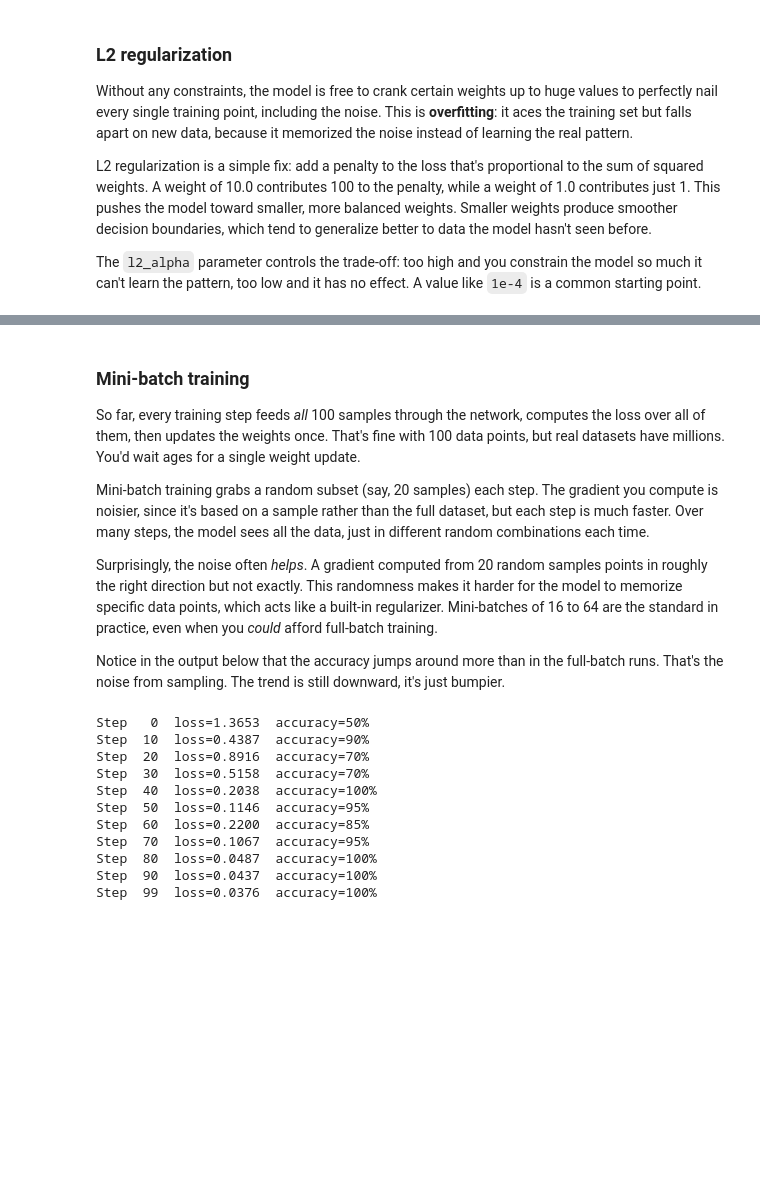
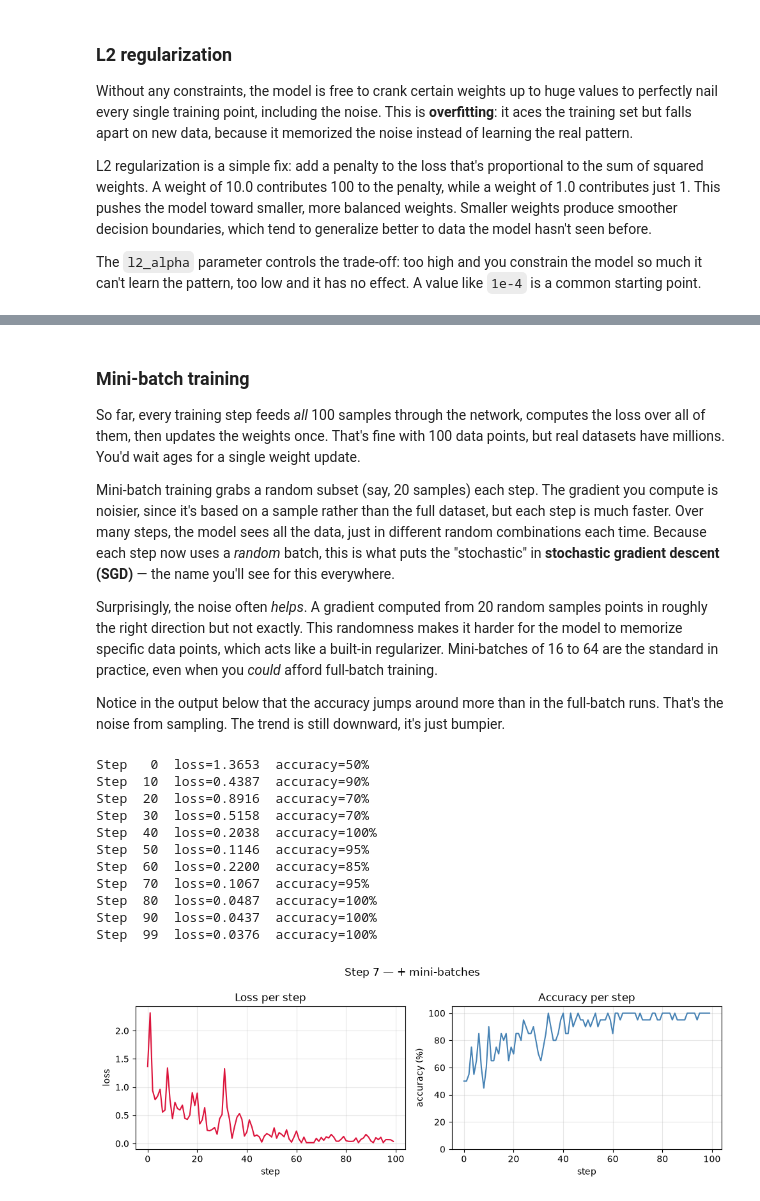
Before and after one commit to ehtb/study, a Jupyter notebook: neural_net/notebook.ipynb, the cells around one changed output, grey strips where cells are left out. Drawn from its saved outputs; the diff is of its cells as text; code cells hidden in the pictures; blank space fills up the shorter version.

```diff
--- a/neural_net/notebook.ipynb
+++ b/neural_net/notebook.ipynb
@@ -645,7 +723,7 @@ Step  99  loss=0.0425  accuracy=100%
 
 So far, every training step feeds *all* 100 samples through the network, computes the loss over all of them, then updates the weights once. That's fine with 100 data points, but real datasets have millions. You'd wait ages for a single weight update.
 
-Mini-batch training grabs a random subset (say, 20 samples) each step. The gradient you compute is noisier, since it's based on a sample rather than the full dataset, but each step is much faster. Over many steps, the model sees all the data, just in different random combinations each time.
+Mini-batch training grabs a random subset (say, 20 samples) each step. The gradient you compute is noisier, since it's based on a sample rather than the full dataset, but each step is much faster. Over many steps, the model sees all the data, just in different random combinations each time. Because each step now uses a *random* batch, this is what puts the "stochastic" in **stochastic gradient descent (SGD)** — the name you'll see for this everywhere.
 
 Surprisingly, the noise often *helps*. A gradient computed from 20 random samples points in roughly the right direction but not exactly. This randomness makes it harder for the model to memorize specific data points, which acts like a built-in regularizer. Mini-batches of 16 to 64 are the standard in practice, even when you *could* afford full-batch training.
 
@@ -653,20 +731,22 @@ Notice in the output below that the accuracy jumps around more than in the full-
 # %%
 random.seed(42)
 np.random.seed(42)
 model = MLP(2, [16, 16, 1])
-train(model, X, y, lr=1.0, lr_decay=True, l2_alpha=1e-4, batch_size=20)
+history = train(model, X, y, lr=1.0, lr_decay=True, l2_alpha=1e-4, batch_size=20)
+plot_history(history, 'Step 7 — + mini-batches')
 # %% [output]
 Step   0  loss=1.3653  accuracy=50%
 Step  10  loss=0.4387  accuracy=90%
 Step  20  loss=0.8916  accuracy=70%
 Step  30  loss=0.5158  accuracy=70%
 Step  40  loss=0.2038  accuracy=100%
 Step  50  loss=0.1146  accuracy=95%
 Step  60  loss=0.2200  accuracy=85%
 Step  70  loss=0.1067  accuracy=95%
 Step  80  loss=0.0487  accuracy=100%
 Step  90  loss=0.0437  accuracy=100%
 Step  99  loss=0.0376  accuracy=100%
+[figure, added]
 # %% [markdown]
 ## Step 8: Visualizing the decision boundary
 
```
Also changed, not shown: parts of 17 cells of this notebook, 2 other files.
